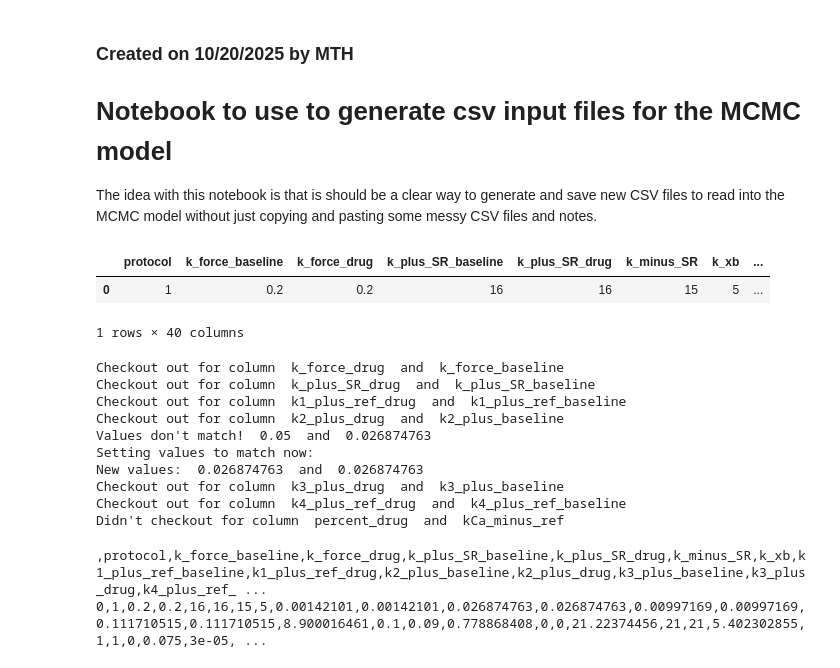
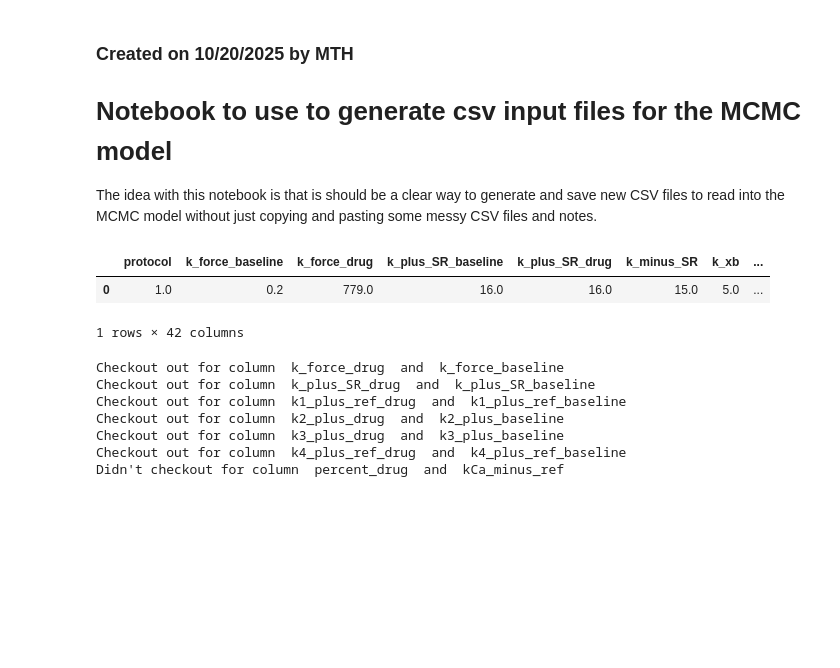
Before and after one commit to marcushock/dATP_multiscale_modeling, a Jupyter notebook: Misc_notebooks/parameter_input_generator.ipynb, the cells around one changed output. Cells and saved outputs as stored; diff of their text form; code cells hidden in the pictures; blank space fills up the shorter version.

```diff
--- a/Misc_notebooks/parameter_input_generator.ipynb
+++ b/Misc_notebooks/parameter_input_generator.ipynb
@@ -25,14 +25,28 @@ if module_path not in sys.path:
 # Import the module
 import helper_functions as hf
 # %%
-previous_csv = pd.read_csv('/crucial/modified_MCMC/dATP_multiscale_modeling/MCMC_simulation_results/2025-10-09_1436/k2_k2_k4_plus_drug_testing.csv', comment = '#',
-    nrows = 1)
+parameter_set_ABC = pd.read_csv('/crucial/modified_MCMC/dATP_multiscale_modeling/MCMC_simulation_results/2025-09-25_1038/baseline_parameter_set_10132025.csv', comment = '#',
+    nrows = 3,
+    skipinitialspace = True)
+
+parameter_set_ABC
+
+parameter_set_ABC.rename(columns= {"K_SS":"k_plus_SS"}, inplace = True)
+
+parameter_set_ABC['k_plus_SS'] = 0.02
+parameter_set_ABC['k_minus_SS'] = 3.59 / parameter_set_ABC['k_plus_SS']
+
+parameter_set_ABC['K_D'] = 0.5934
+parameter_set_ABC['coop_N'] = 1.0
+
+
+previous_csv = parameter_set_ABC.iloc[0, :].to_frame().T
 
 previous_csv
 # %% [output]
 |  | protocol | k_force_baseline | k_force_drug | k_plus_SR_baseline | k_plus_SR_drug | k_minus_SR | k_xb | ... |
-| 0 | 1 | 0.2 | 0.2 | 16 | 16 | 15 | 5 | ... |
+| 0 | 1.0 | 0.2 | 779.0 | 16.0 | 16.0 | 15.0 | 5.0 | ... |
-1 rows × 40 columns
+1 rows × 42 columns
 # %%
 
 # Make sure that all the druc rates match between baseline and drug
@@ -52,17 +66,9 @@ Checkout out for column  k_force_drug  and  k_force_baseline
 Checkout out for column  k_plus_SR_drug  and  k_plus_SR_baseline
 Checkout out for column  k1_plus_ref_drug  and  k1_plus_ref_baseline
 Checkout out for column  k2_plus_drug  and  k2_plus_baseline
-Values don't match!  0.05  and  0.026874763
-Setting values to match now:
-New values:  0.026874763  and  0.026874763
 Checkout out for column  k3_plus_drug  and  k3_plus_baseline
 Checkout out for column  k4_plus_ref_drug  and  k4_plus_ref_baseline
 Didn't checkout for column  percent_drug  and  kCa_minus_ref
-# %%
-print(previous_csv.to_csv())
-# %% [output]
-,protocol,k_force_baseline,k_force_drug,k_plus_SR_baseline,k_plus_SR_drug,k_minus_SR,k_xb,k1_plus_ref_baseline,k1_plus_ref_drug,k2_plus_baseline,k2_plus_drug,k3_plus_baseline,k3_plus_drug,k4_plus_ref_ ...
-0,1,0.2,0.2,16,16,15,5,0.00142101,0.00142101,0.026874763,0.026874763,0.00997169,0.00997169,0.111710515,0.111710515,8.900016461,0.1,0.09,0.778868408,0,0,21.22374456,21,21,5.402302855,1,1,0,0.075,3e-05, ...
 # %%
 # Argument dictionary witll be set as some
 
```
Also changed, not shown: parts of 1 cell of this notebook, 1 other file.
